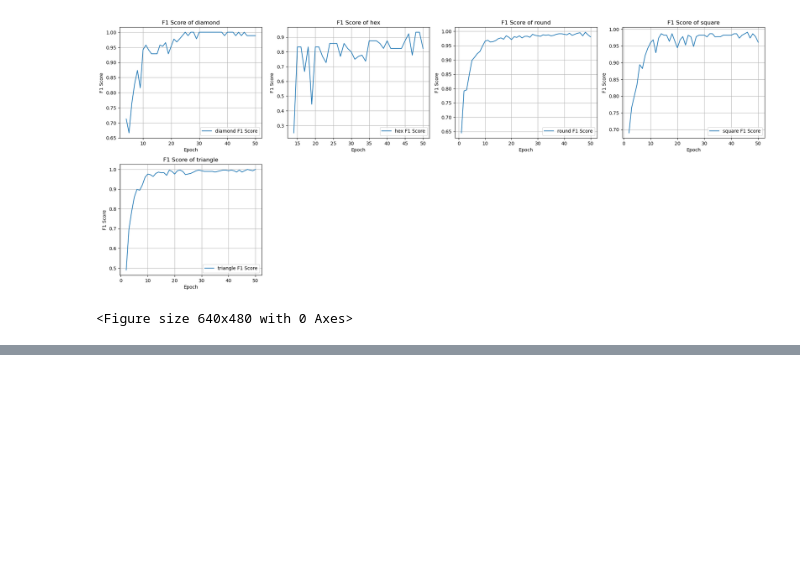
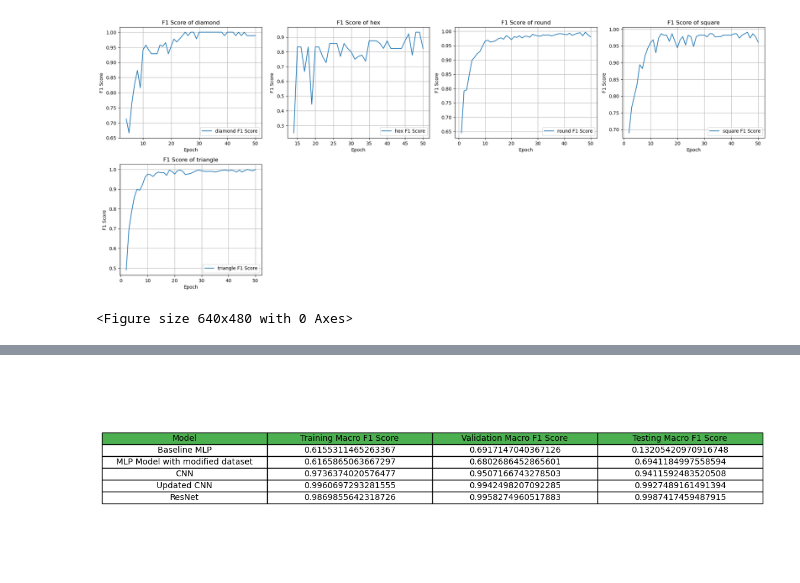
Before and after one commit to lettucend/CML_assignment2, a Jupyter notebook: A2/shapes.ipynb, the cells around one changed output, grey strips where cells are left out. Cells and saved outputs as stored; diff of their text form; code cells hidden in the pictures; blank space fills up the shorter version.

Commit message:
Added resnet with hyperparameter tuning

```diff
--- a/A2/shapes.ipynb
+++ b/A2/shapes.ipynb
@@ -1382,0 +1581,73 @@ plt.show()
+# %%
+import pandas as pd
+import matplotlib.pyplot as plt
+import numpy as np
+
+# Example evaluations and history objects for demonstration purposes
+# These should be replaced with your actual evaluations and history objects
+baseline_test_loss, baseline_test_accuracy, baseline_test_f1_macro, _, _ = baseline_categorical.evaluate(test_generator)
+baseline_train_f1_macro = history_baseline_categorical.history['f1_score_macro'][-1]
+baseline_val_f1_macro = history_baseline_categorical.history['val_f1_score_macro'][-1]
+
+cnn_test_loss, cnn_test_accuracy, cnn_test_f1_macro, _, _ = cnn_model.evaluate(test_generator)
+cnn_train_f1_macro = history_cnn.history['f1_score_macro'][-1]
+cnn_val_f1_macro = history_cnn.history['val_f1_score_macro'][-1]
+
+updated_cnn_test_loss, updated_cnn_test_accuracy, updated_cnn_test_f1_macro, _, _ = updated_cnn_model.evaluate(test_generator)
+updated_cnn_train_f1_macro = history_updated_cnn.history['f1_score_macro'][-1]
+updated_cnn_val_f1_macro = history_updated_cnn.history['val_f1_score_macro'][-1]
+
+mlp_modified_test_loss, mlp_modified_test_accuracy, mlp_modified_test_f1_macro, _, _ = baseline_categorical_new.evaluate(test_generator)
+mlp_modified_train_f1_macro = history_baseline_categorical_new.history['f1_score_macro'][-1]
+mlp_modified_val_f1_macro = history_baseline_categorical_new.history['val_f1_score_macro'][-1]
+
+# Evaluate ResNet model
+resnet_test_results = best_model.evaluate(test_generator)
+resnet_test_loss = resnet_test_results[0]
+resnet_test_accuracy = resnet_test_results[1]
+resnet_test_f1_macro = resnet_test_results[2]  # Adjust index based on printed results
+
+resnet_train_f1_macro = history.history['f1_score_macro'][-1]
+resnet_val_f1_macro = history.history['val_f1_score_macro'][-1]
+
+# Organize data into a dictionary
+data = {
+    'Model': ['Baseline MLP', 'MLP Model with modified dataset', 'CNN', 'Updated CNN', 'ResNet'],
+    'Training Macro F1 Score': [baseline_train_f1_macro, mlp_modified_train_f1_macro, cnn_train_f1_macro, updated_cnn_train_f1_macro, resnet_train_f1_macro],
+    'Validation Macro F1 Score': [baseline_val_f1_macro, mlp_modified_val_f1_macro, cnn_val_f1_macro, updated_cnn_val_f1_macro, resnet_val_f1_macro],
+    'Testing Macro F1 Score': [baseline_test_f1_macro, mlp_modified_test_f1_macro, cnn_test_f1_macro, updated_cnn_test_f1_macro, resnet_test_f1_macro]
+}
+
+# Create DataFrame
+df = pd.DataFrame(data)
+
+# Display DataFrame
+print(df)
+
+# Using pandas Styler for a better looking table
+styler = df.style.set_table_styles(
+    [{'selector': 'thead th',
+      'props': [('background-color', '#4CAF50'),
+                ('color', 'white'),
+                ('font-weight', 'bold'),
+                ('text-align', 'center')]},
+     {'selector': 'tbody td',
+      'props': [('text-align', 'center')]},
+     {'selector': 'tbody tr:nth-child(even)',
+      'props': [('background-color', '#f2f2f2')]}]
+).set_caption("Model Performance Comparison").set_properties(**{'border': '1px solid black', 'padding': '5px'})
+
+# Display the styled DataFrame
+styler
+
+# Alternatively, plot the table using matplotlib with improved styling
+fig, ax = plt.subplots(figsize=(12, 4))
+ax.axis('tight')
+ax.axis('off')
+the_table = ax.table(cellText=df.values, colLabels=df.columns, cellLoc='center', loc='center', colColours=['#4CAF50']*4)
+the_table.auto_set_font_size(False)
+the_table.set_fontsize(10)
+the_table.scale(1.2, 1.2)
+
+plt.show()
+# %% [output]
@@ -1382,0 +1672 @@ plt.show()
+[figure, added]
```
Also changed, not shown: parts of 30 cells of this notebook.
